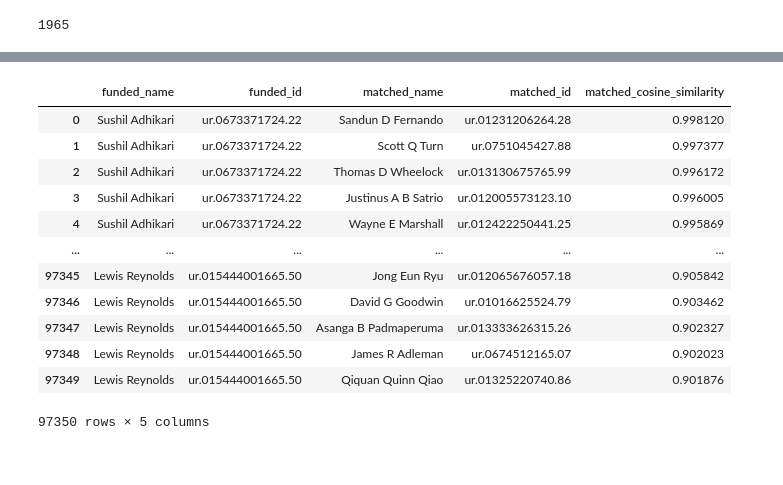
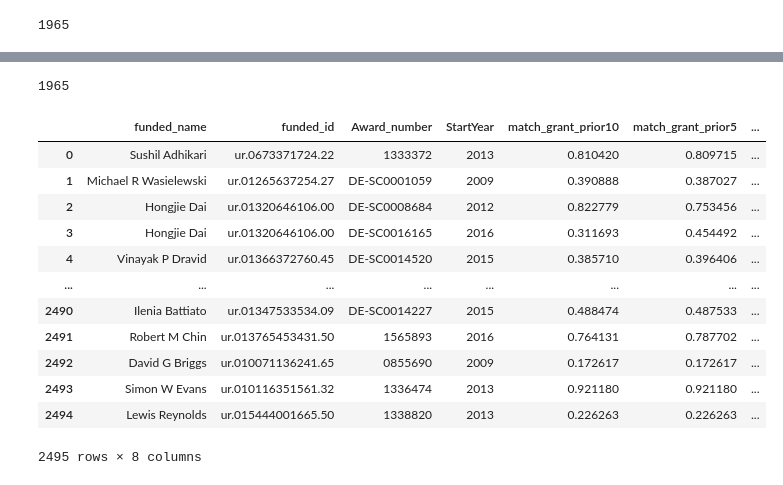
Before and after one commit to sciosci/sloan-lda-bib, a Jupyter notebook: researcher_lda_matching.ipynb, the cells around one changed output, grey strips where cells are left out. Saved outputs shown, nothing was run; the diff lists cells and outputs as text; code cells hidden in the pictures.

```diff
--- a/researcher_lda_matching.ipynb
+++ b/researcher_lda_matching.ipynb
@@ -630 +698,5 @@ pd.DataFrame(matching_dict).to_csv('./data/matching_foa_researcher_1965_d68.csv'
+# %%
+len(sampled_id)
+# %% [output]
+1965
 # %%
@@ -710,18 +809,16 @@ for y in [1, 3, 5]:
 # %%
-d68_10y = pd.read_csv('./data/matching_foa_researcher_1965_d68.csv')
+pd.read_csv('./data/funded_foa_d110.csv')
+# %% [output]
+|  | funded_name | funded_id | Award_number | StartYear | match_grant_prior10 | match_grant_prior5 | ... |
+| 0 | Sushil Adhikari | ur.0673371724.22 | 1333372 | 2013 | 0.810420 | 0.809715 | ... |
+| 1 | Michael R Wasielewski | ur.01265637254.27 | DE-SC0001059 | 2009 | 0.390888 | 0.387027 | ... |
+| 2 | Hongjie Dai | ur.01320646106.00 | DE-SC0008684 | 2012 | 0.822779 | 0.753456 | ... |
+| 3 | Hongjie Dai | ur.01320646106.00 | DE-SC0016165 | 2016 | 0.311693 | 0.454492 | ... |
+| 4 | Vinayak P Dravid | ur.01366372760.45 | DE-SC0014520 | 2015 | 0.385710 | 0.396406 | ... |
+| ... | ... | ... | ... | ... | ... | ... | ... |
+| 2490 | Ilenia Battiato | ur.01347533534.09 | DE-SC0014227 | 2015 | 0.488474 | 0.487533 | ... |
+| 2491 | Robert M Chin | ur.013765453431.50 | 1565893 | 2016 | 0.764131 | 0.787702 | ... |
+| 2492 | David G Briggs | ur.010071136241.65 | 0855690 | 2009 | 0.172617 | 0.172617 | ... |
+| 2493 | Simon W Evans | ur.010116351561.32 | 1336474 | 2013 | 0.921180 | 0.921180 | ... |
+| 2494 | Lewis Reynolds | ur.015444001665.50 | 1338820 | 2013 | 0.226263 | 0.226263 | ... |
+2495 rows × 8 columns
-# %%
-d68_10y[['funded_name', 'funded_id', 'matched_name', 'matched_id', 'matched_cosine_similarity']]
-# %% [output]
-|  | funded_name | funded_id | matched_name | matched_id | matched_cosine_similarity |
-| 0 | Sushil Adhikari | ur.0673371724.22 | Sandun D Fernando | ur.01231206264.28 | 0.998120 |
-| 1 | Sushil Adhikari | ur.0673371724.22 | Scott Q Turn | ur.0751045427.88 | 0.997377 |
-| 2 | Sushil Adhikari | ur.0673371724.22 | Thomas D Wheelock | ur.013130675765.99 | 0.996172 |
-| 3 | Sushil Adhikari | ur.0673371724.22 | Justinus A B Satrio | ur.012005573123.10 | 0.996005 |
-| 4 | Sushil Adhikari | ur.0673371724.22 | Wayne E Marshall | ur.012422250441.25 | 0.995869 |
-| ... | ... | ... | ... | ... | ... |
-| 97345 | Lewis Reynolds | ur.015444001665.50 | Jong Eun Ryu | ur.012065676057.18 | 0.905842 |
-| 97346 | Lewis Reynolds | ur.015444001665.50 | David G Goodwin | ur.01016625524.79 | 0.903462 |
-| 97347 | Lewis Reynolds | ur.015444001665.50 | Asanga B Padmaperuma | ur.013333626315.26 | 0.902327 |
-| 97348 | Lewis Reynolds | ur.015444001665.50 | James R Adleman | ur.0674512165.07 | 0.902023 |
-| 97349 | Lewis Reynolds | ur.015444001665.50 | Qiquan Quinn Qiao | ur.01325220740.86 | 0.901876 |
-97350 rows × 5 columns
```
Also changed, not shown: parts of 24 cells of this notebook, 2 other files.
